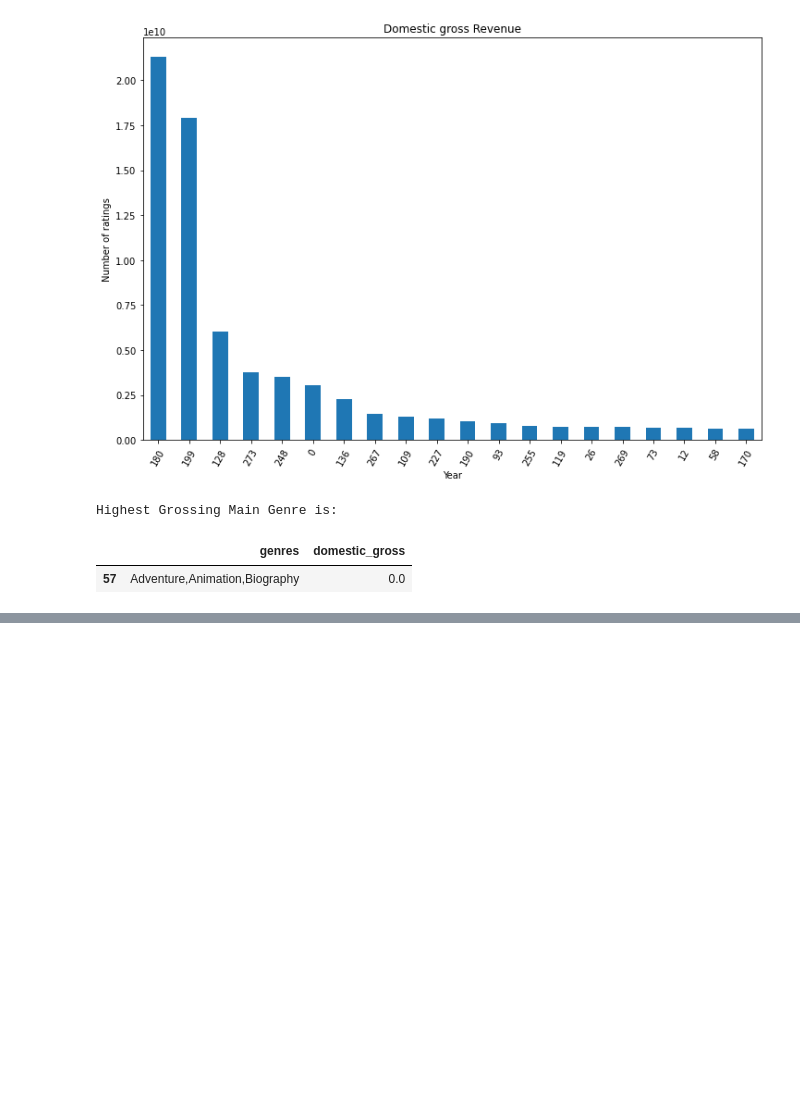
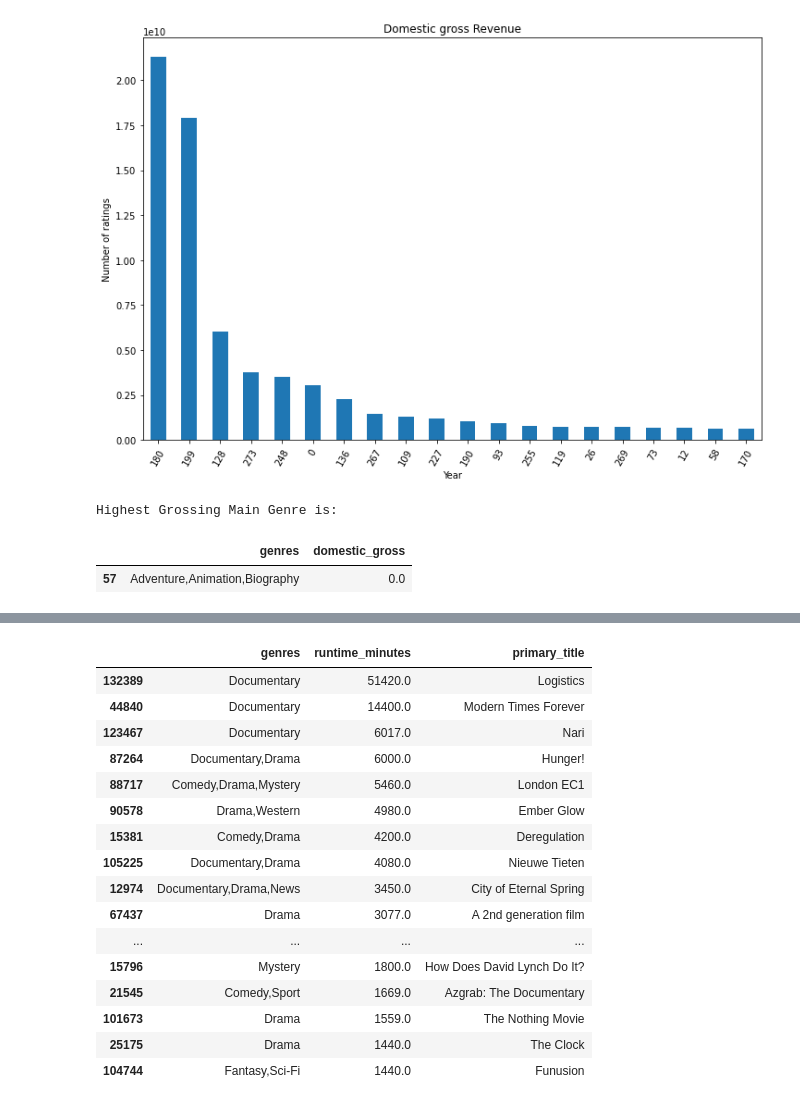
Before and after one commit to Mythamor/Phase_1_Movies_Analysis_Project, a Jupyter notebook: student.ipynb, the cells around one changed output, grey strips where cells are left out. Cells and saved outputs as stored; diff of their text form; code cells hidden in the pictures; blank space fills up the shorter version.

```diff
--- a/student.ipynb
+++ b/student.ipynb
@@ -788,0 +761,21 @@ ValueError: scatter requires an x and y column
+# %%
+longest_films = tb.loc[:, ['genres','runtime_minutes','primary_title']].sort_values(by= 'runtime_minutes', ascending = False)
+longest_films.head(20)
+# %% [output]
+|  | genres | runtime_minutes | primary_title |
+| 132389 | Documentary | 51420.0 | Logistics |
+| 44840 | Documentary | 14400.0 | Modern Times Forever |
+| 123467 | Documentary | 6017.0 | Nari |
+| 87264 | Documentary,Drama | 6000.0 | Hunger! |
+| 88717 | Comedy,Drama,Mystery | 5460.0 | London EC1 |
+| 90578 | Drama,Western | 4980.0 | Ember Glow |
+| 15381 | Comedy,Drama | 4200.0 | Deregulation |
+| 105225 | Documentary,Drama | 4080.0 | Nieuwe Tieten |
+| 12974 | Documentary,Drama,News | 3450.0 | City of Eternal Spring |
+| 67437 | Drama | 3077.0 | A 2nd generation film |
+| ... | ... | ... | ... |
+| 15796 | Mystery | 1800.0 | How Does David Lynch Do It? |
+| 21545 | Comedy,Sport | 1669.0 | Azgrab: The Documentary |
+| 101673 | Drama | 1559.0 | The Nothing Movie |
+| 25175 | Drama | 1440.0 | The Clock |
+| 104744 | Fantasy,Sci-Fi | 1440.0 | Funusion |
```
Also changed, not shown: parts of 32 cells of this notebook.
